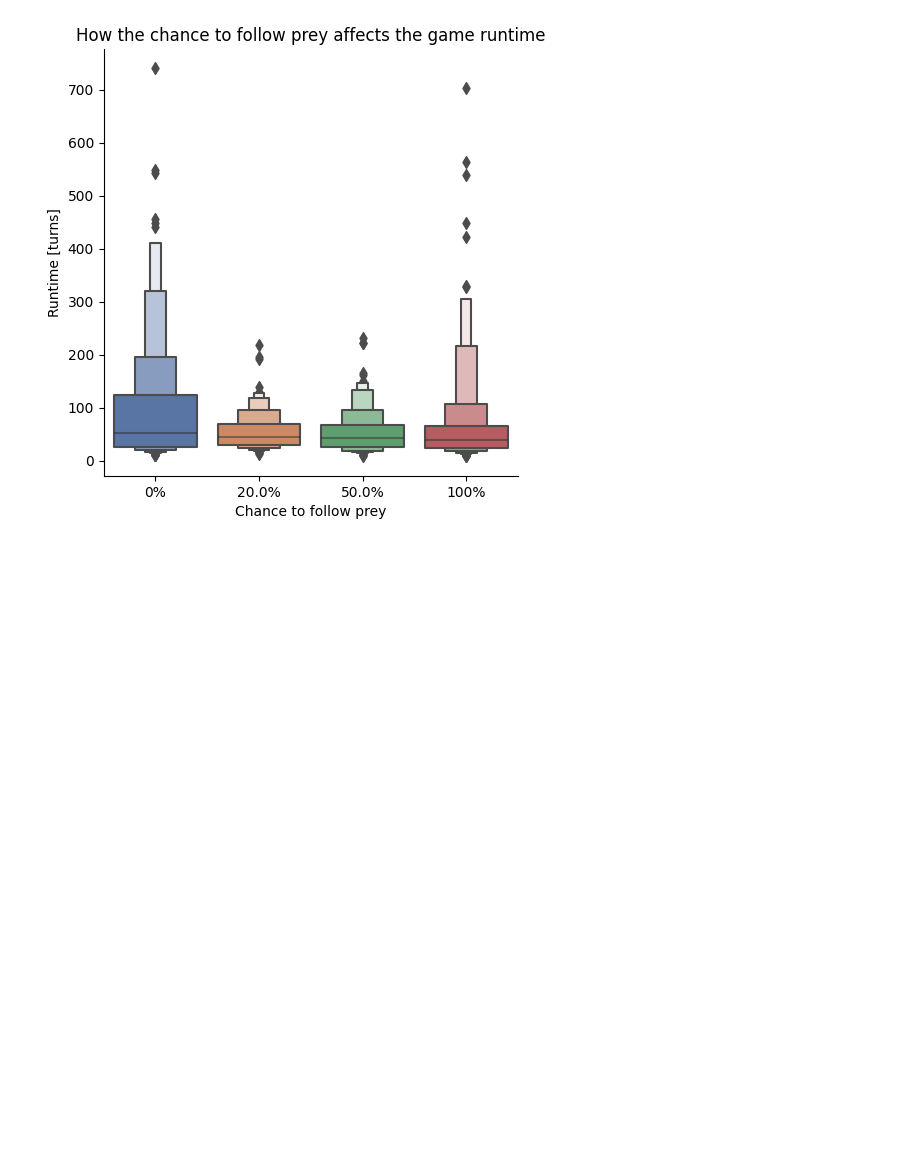
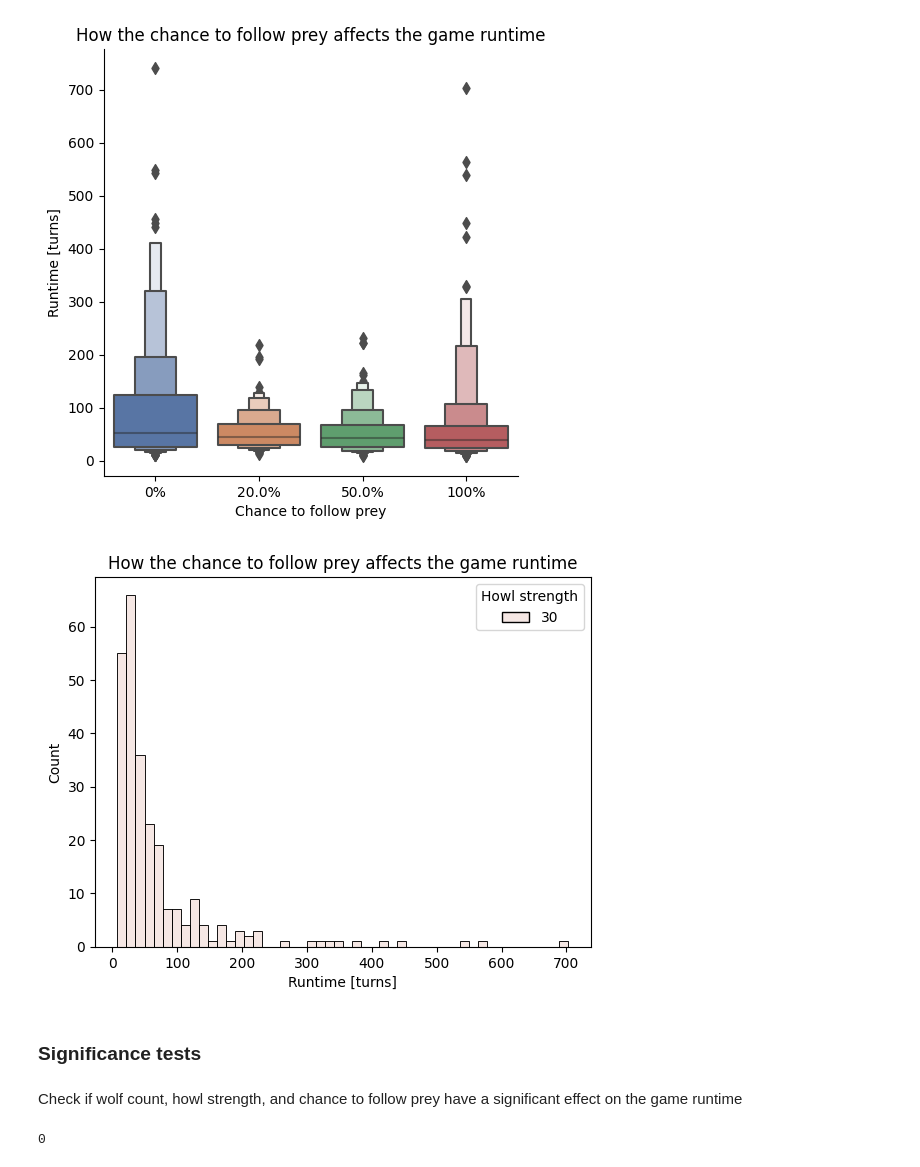
Before and after one commit to diamenciarz/Agent_Coordination, a Jupyter notebook: PlotResults.ipynb, the cells around one changed output. Drawn from its saved outputs; the diff is of its cells as text; code cells hidden in the pictures; blank space fills up the shorter version.

Commit message:
significance tests

```diff
--- a/PlotResults.ipynb
+++ b/PlotResults.ipynb
@@ -73,3 +95,17 @@ plt.title("How the chance to follow prey affects the game runtime")
 plt.show()
 # %% [output]
 [figure]
+# %%
+sns.histplot(data=all_results[all_results["Howl strength"]==30], x="Runtime [turns]", hue="Howl strength")
+plt.title("How the chance to follow prey affects the game runtime")
+plt.show()
+# %% [output]
+[figure, added]
+# %% [markdown]
+### Significance tests
+# %% [markdown]
+Check if wolf count, howl strength, and chance to follow prey have a significant effect on the game runtime
+# %%
+len(post)-len(pre)
+# %% [output]
+0
```
Also changed, not shown: parts of 8 cells of this notebook.
